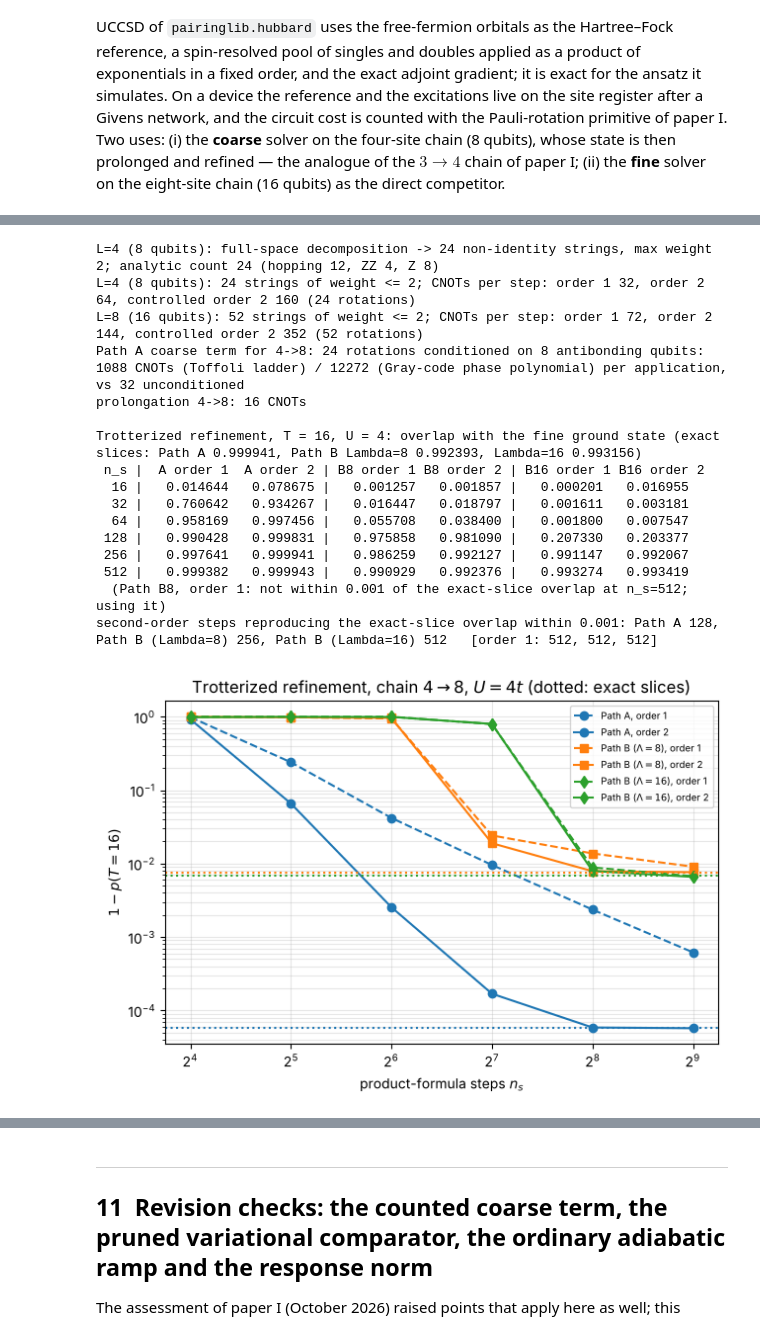
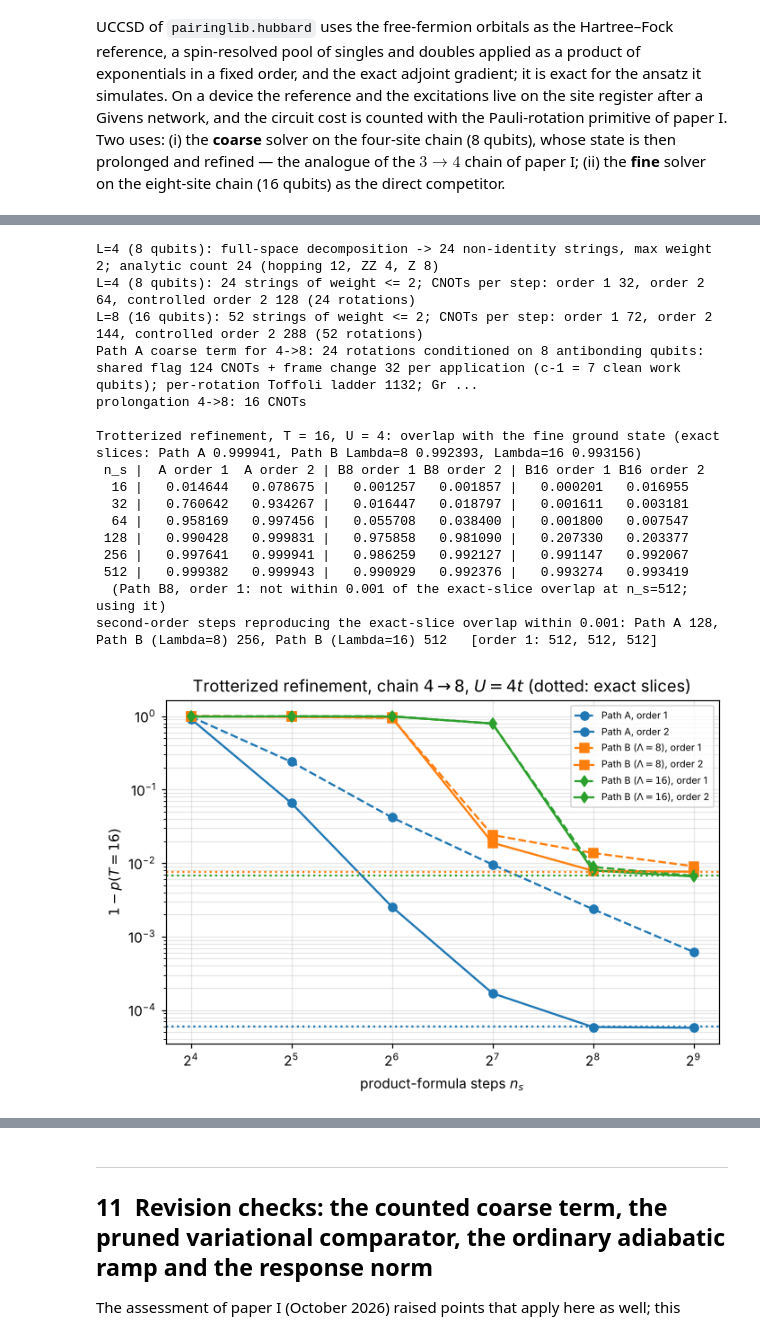
Before and after one commit to CompPhysics/QuantumComputingQuNorth, a Jupyter notebook: EigenQ/pairing-eigenq/notebooks/ResolutionRefHubbard.ipynb, the cells around one changed output, grey strips where cells are left out. Drawn from its saved outputs; the diff is of its cells as text; code cells hidden in the pictures.

```diff
--- a/EigenQ/pairing-eigenq/notebooks/ResolutionRefHubbard.ipynb
+++ b/EigenQ/pairing-eigenq/notebooks/ResolutionRefHubbard.ipynb
@@ -834,7 +838,8 @@ for L in (4, 8):
     st1 = hb.chain_step_cnots(N, bonds, 1); st2 = hb.chain_step_cnots(N, bonds, 2); ct2 = hb.chain_step_cnots(N, bonds, 2, controlled=True)
     print(f"L={L} ({2*L} qubits): {pc['total']} strings of weight <= {pc['max_weight']}; CNOTs per step: order 1 {st1['cnots']}, order 2 {st2['cnots']}, controlled order 2 {ct2['cnots']} ({st1['rotations']} rotations)")
 Nc, bc = hb.chain(4); ca = hb.conditioned_term_cnots(Nc, bc, n_controls=8)
-print(f"Path A coarse term for 4->8: {ca['rotations']} rotations conditioned on 8 antibonding qubits: {ca['toffoli']} CNOTs (Toffoli ladder) / {ca['gray']} (Gray-code phase polynomial) per application, vs {ca['base']} unconditioned")
+print(f"Path A coarse term for 4->8: {ca['rotations']} rotations conditioned on 8 antibonding qubits: shared flag {ca['flag']} CNOTs + frame change {ca['frame']} per application (c-1 = 7 clean work qubits); per-rotation Toffoli ladder {ca['toffoli']}; Gray-code phase polynomial {ca['gray']}; unconditioned {ca['base']}")
+CA_FLAG = ca["flag"] + ca["frame"]
 CN_PROL = 2*4*2            # Givens rotations: N_c per spin, 2 CNOTs each
 print(f"prolongation 4->8: {CN_PROL} CNOTs")
 
@@ -866,37 +871,37 @@ for ns in ns_list:
 TOL = 1e-3
 def n_needed(key, order):
     for ns in ns_list:
         if abs(trot[(key, order, ns)] - p_ex[key]) <= TOL: return ns
     print(f"  (Path {key}, order {order}: not within {TOL} of the exact-slice overlap at n_s={ns_list[-1]}; using it)"); return ns_list[-1]
 n_ref = {key: n_needed(key, 2) for key in ("A", "B8", "B16")}
 print(f"second-order steps reproducing the exact-slice overlap within {TOL}: Path A {n_ref['A']}, Path B (Lambda=8) {n_ref['B8']}, Path B (Lambda=16) {n_ref['B16']}"
       f"   [order 1: {n_needed('A', 1)}, {n_needed('B8', 1)}, {n_needed('B16', 1)}]")
 
 fig, ax = plt.subplots(figsize=(6.5, 4.5))
 for key, order, mk_, col in (("A", 1, "o--", "C0"), ("A", 2, "o-", "C0"), ("B8", 1, "s--", "C1"), ("B8", 2, "s-", "C1"), ("B16", 1, "d--", "C2"), ("B16", 2, "d-", "C2")):
     ax.semilogy(ns_list, [max(1 - trot[(key, order, ns)], 1e-9) for ns in ns_list], mk_, color=col, label=f"Path {key.replace('B8', 'B ($\\Lambda=8$)').replace('B16', 'B ($\\Lambda=16$)')}, order {order}")
 for key, col in (("A", "C0"), ("B8", "C1"), ("B16", "C2")):
     ax.axhline(1 - p_ex[key], color=col, ls=":")
 ax.set_xscale("log", base=2); ax.set_xlabel("product-formula steps $n_s$"); ax.set_ylabel("$1-p(T=16)$"); ax.set_title("Trotterized refinement, chain $4\\to8$, $U=4t$ (dotted: exact slices)"); ax.legend(fontsize=7); ax.grid(alpha=0.3, which="both")
 plt.tight_layout(); plt.show()
 # %% [output]
 L=4 (8 qubits): full-space decomposition -> 24 non-identity strings, max weight 2; analytic count 24 (hopping 12, ZZ 4, Z 8)
-L=4 (8 qubits): 24 strings of weight <= 2; CNOTs per step: order 1 32, order 2 64, controlled order 2 160 (24 rotations)
-L=8 (16 qubits): 52 strings of weight <= 2; CNOTs per step: order 1 72, order 2 144, controlled order 2 352 (52 rotations)
-Path A coarse term for 4->8: 24 rotations conditioned on 8 antibonding qubits: 1088 CNOTs (Toffoli ladder) / 12272 (Gray-code phase polynomial) per application, vs 32 unconditioned
+L=4 (8 qubits): 24 strings of weight <= 2; CNOTs per step: order 1 32, order 2 64, controlled order 2 128 (24 rotations)
+L=8 (16 qubits): 52 strings of weight <= 2; CNOTs per step: order 1 72, order 2 144, controlled order 2 288 (52 rotations)
+Path A coarse term for 4->8: 24 rotations conditioned on 8 antibonding qubits: shared flag 124 CNOTs + frame change 32 per application (c-1 = 7 clean work qubits); per-rotation Toffoli ladder 1132; Gr ...
 prolongation 4->8: 16 CNOTs
 
 Trotterized refinement, T = 16, U = 4: overlap with the fine ground state (exact slices: Path A 0.999941, Path B Lambda=8 0.992393, Lambda=16 0.993156)
  n_s |  A order 1  A order 2 | B8 order 1 B8 order 2 | B16 order 1 B16 order 2
   16 |   0.014644   0.078675 |   0.001257   0.001857 |   0.000201   0.016955
   32 |   0.760642   0.934267 |   0.016447   0.018797 |   0.001611   0.003181
   64 |   0.958169   0.997456 |   0.055708   0.038400 |   0.001800   0.007547
  128 |   0.990428   0.999831 |   0.975858   0.981090 |   0.207330   0.203377
  256 |   0.997641   0.999941 |   0.986259   0.992127 |   0.991147   0.992067
  512 |   0.999382   0.999943 |   0.990929   0.992376 |   0.993274   0.993419
   (Path B8, order 1: not within 0.001 of the exact-slice overlap at n_s=512; using it)
 second-order steps reproducing the exact-slice overlap within 0.001: Path A 128, Path B (Lambda=8) 256, Path B (Lambda=16) 512   [order 1: 512, 512, 512]
-[figure, old version]
+[figure, new version]
 # %%
 import numpy as np, matplotlib.pyplot as plt, time
 from math import comb
```
Also changed, not shown: parts of 16 cells of this notebook, 52 other files.
